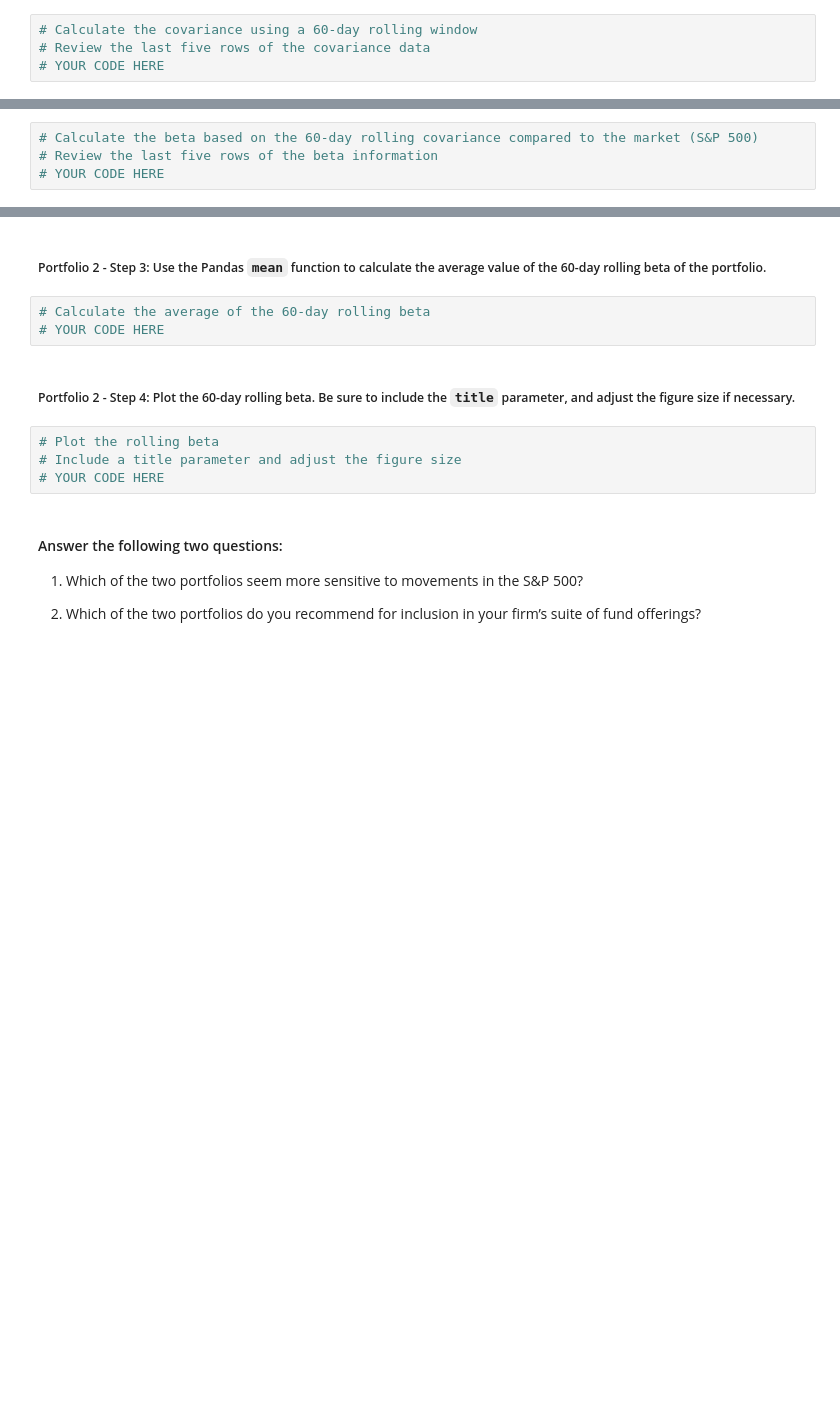
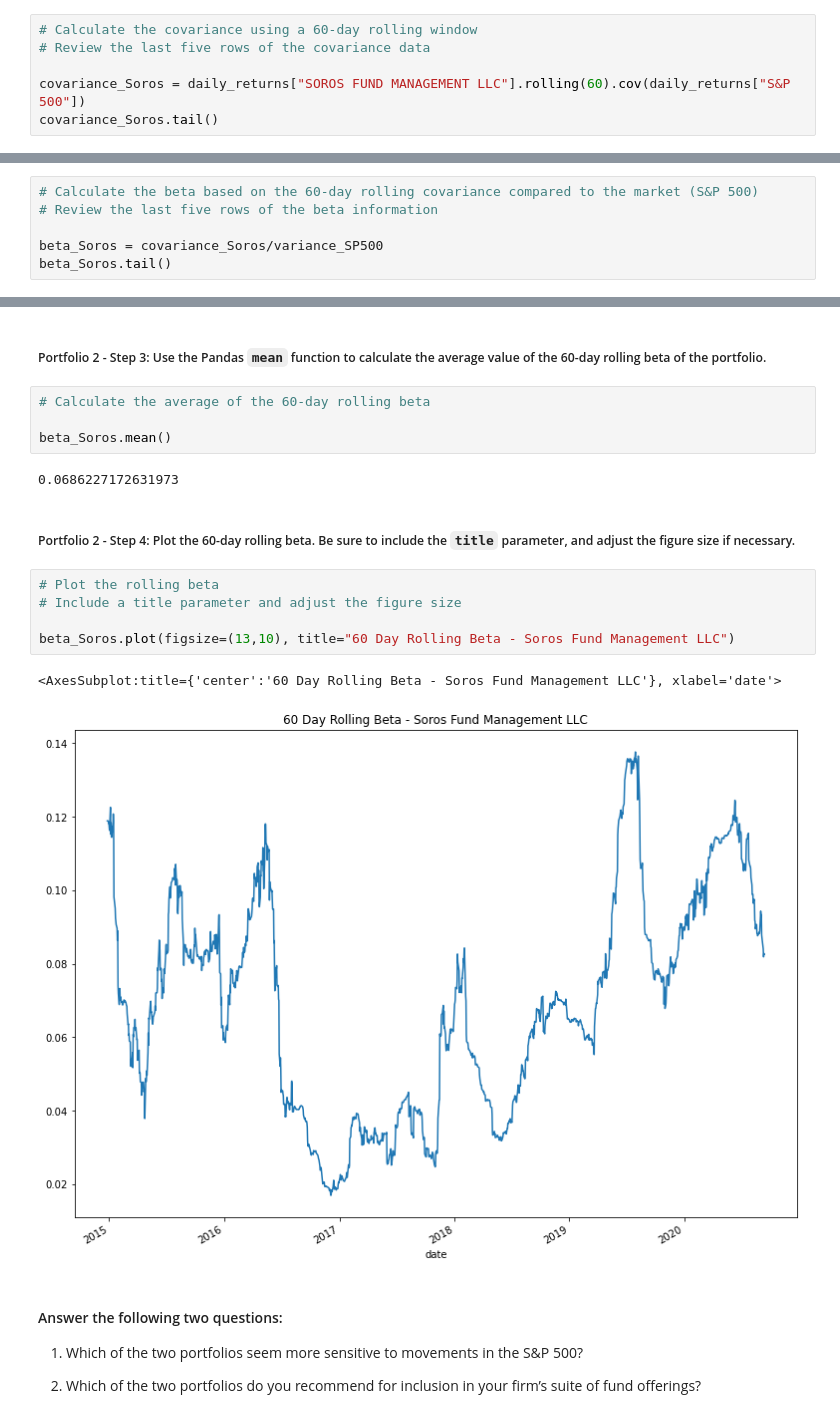
Before and after one commit to GGCorrochano/Risk_Return_Analysis, a Jupyter notebook: risk_return_analysis.ipynb, the cells around one changed output, grey strips where cells are left out. Drawn from its saved outputs; the diff is of its cells as text; blank space fills up the shorter version.

```diff
--- a/risk_return_analysis.ipynb
+++ b/risk_return_analysis.ipynb
@@ -414,4 +451,6 @@ Your analysis is nearing completion. Now, you need to evaluate how the portfolio
 # %%
 # Calculate the covariance using a 60-day rolling window
 # Review the last five rows of the covariance data
-# YOUR CODE HERE
+
+covariance_Soros = daily_returns["SOROS FUND MANAGEMENT LLC"].rolling(60).cov(daily_returns["S&P 500"])
+covariance_Soros.tail()
@@ -420,4 +467,6 @@ Your analysis is nearing completion. Now, you need to evaluate how the portfolio
 # %%
 # Calculate the beta based on the 60-day rolling covariance compared to the market (S&P 500)
 # Review the last five rows of the beta information
-# YOUR CODE HERE
+
+beta_Soros = covariance_Soros/variance_SP500
+beta_Soros.tail()
@@ -425,13 +482,20 @@ Your analysis is nearing completion. Now, you need to evaluate how the portfolio
 ##### Portfolio 2 - Step 3: Use the Pandas `mean` function to calculate the average value of the 60-day rolling beta of the portfolio.
 # %%
 # Calculate the average of the 60-day rolling beta
-# YOUR CODE HERE
+
+beta_Soros.mean()
+# %% [output]
+0.0686227172631973
 # %% [markdown]
 ##### Portfolio 2 - Step 4: Plot the 60-day rolling beta. Be sure to include the `title` parameter, and adjust the figure size if necessary.
 # %%
 # Plot the rolling beta
 # Include a title parameter and adjust the figure size
-# YOUR CODE HERE
+
+beta_Soros.plot(figsize=(13,10), title="60 Day Rolling Beta - Soros Fund Management LLC")
+# %% [output]
+<AxesSubplot:title={'center':'60 Day Rolling Beta - Soros Fund Management LLC'}, xlabel='date'>
+[figure, added]
 # %% [markdown]
 #### Answer the following two questions:
 
```
Also changed, not shown: parts of 16 cells of this notebook.
